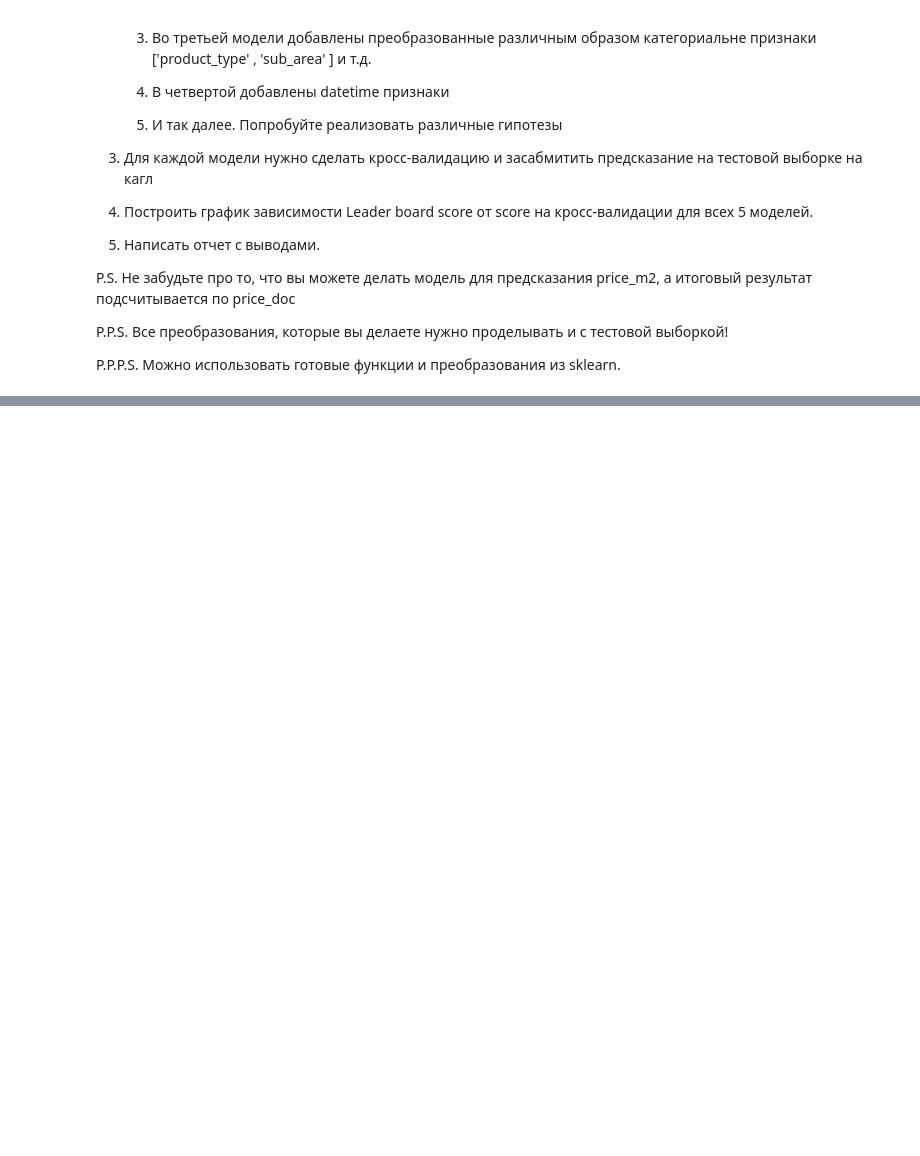
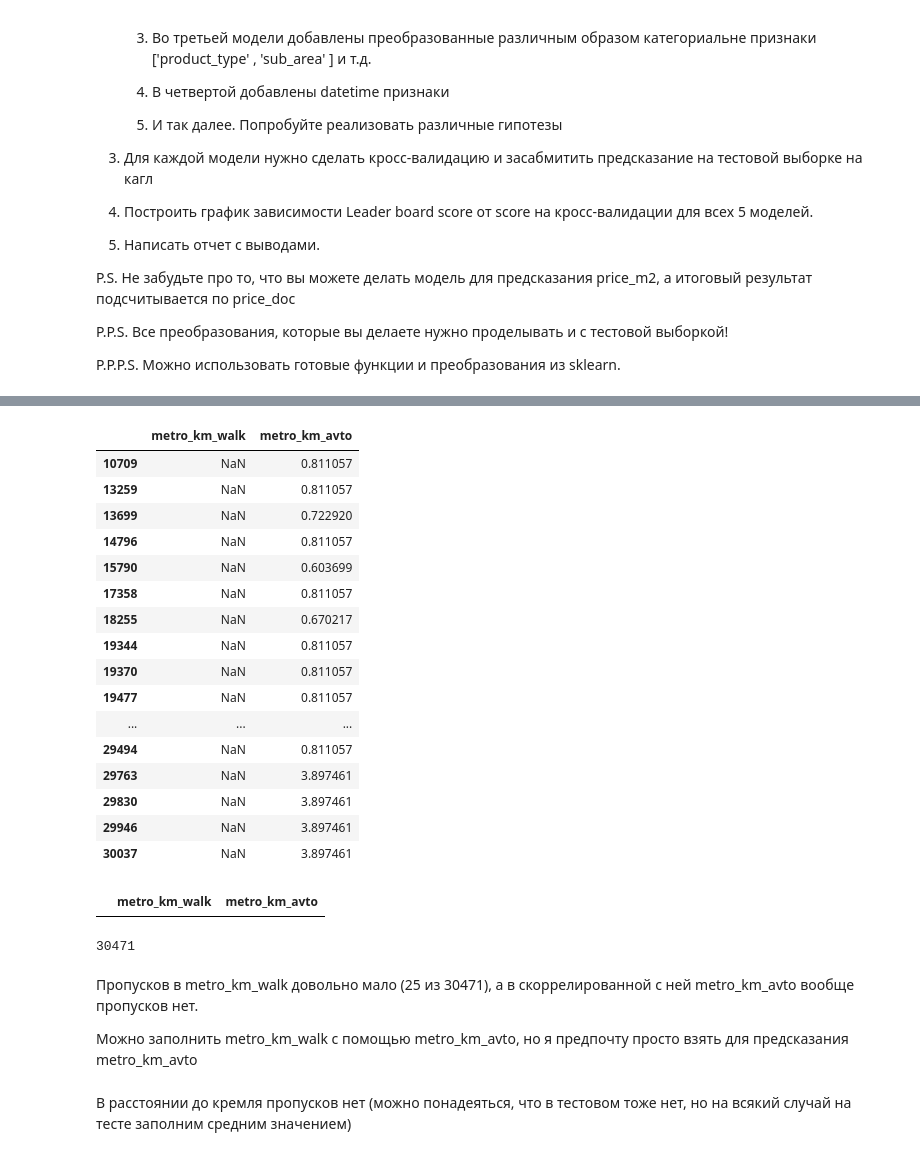
Before and after one commit to DenisKochetov/sber_housing_ml, a Jupyter notebook: notebooks/Data preparation.ipynb, the cells around one changed output, grey strips where cells are left out. Saved outputs shown, nothing was run; the diff lists cells and outputs as text; code cells hidden in the pictures; blank space fills up the shorter version.

```diff
--- a/notebooks/Data preparation.ipynb
+++ b/notebooks/Data preparation.ipynb
@@ -480,0 +509,34 @@ def make_prediction(model, predict_num):
+# %%
+train[['metro_km_walk', 'metro_km_avto']][train['metro_km_walk'].isna() == True]
+# %% [output]
+|  | metro_km_walk | metro_km_avto |
+| 10709 | NaN | 0.811057 |
+| 13259 | NaN | 0.811057 |
+| 13699 | NaN | 0.722920 |
+| 14796 | NaN | 0.811057 |
+| 15790 | NaN | 0.603699 |
+| 17358 | NaN | 0.811057 |
+| 18255 | NaN | 0.670217 |
+| 19344 | NaN | 0.811057 |
+| 19370 | NaN | 0.811057 |
+| 19477 | NaN | 0.811057 |
+| ... | ... | ... |
+| 29494 | NaN | 0.811057 |
+| 29763 | NaN | 3.897461 |
+| 29830 | NaN | 3.897461 |
+| 29946 | NaN | 3.897461 |
+| 30037 | NaN | 3.897461 |
+# %%
+train[['metro_km_walk', 'metro_km_avto']][train['metro_km_avto'].isna() == True].head(5)
+# %% [output]
+|  | metro_km_walk | metro_km_avto |
+# %%
+len(train)
+# %% [output]
+30471
+# %% [markdown]
+Пропусков в metro_km_walk довольно мало (25 из 30471), а в скоррелированной с ней metro_km_avto вообще пропусков нет.
+
+Можно заполнить metro_km_walk с помощью metro_km_avto, но я предпочту просто взять для предсказания metro_km_avto
+# %% [markdown]
+В расстоянии до кремля пропусков нет (можно понадеяться, что в тестовом тоже нет, но на всякий случай на тесте заполним средним значением)
```
Also changed, not shown: parts of 24 cells of this notebook.
